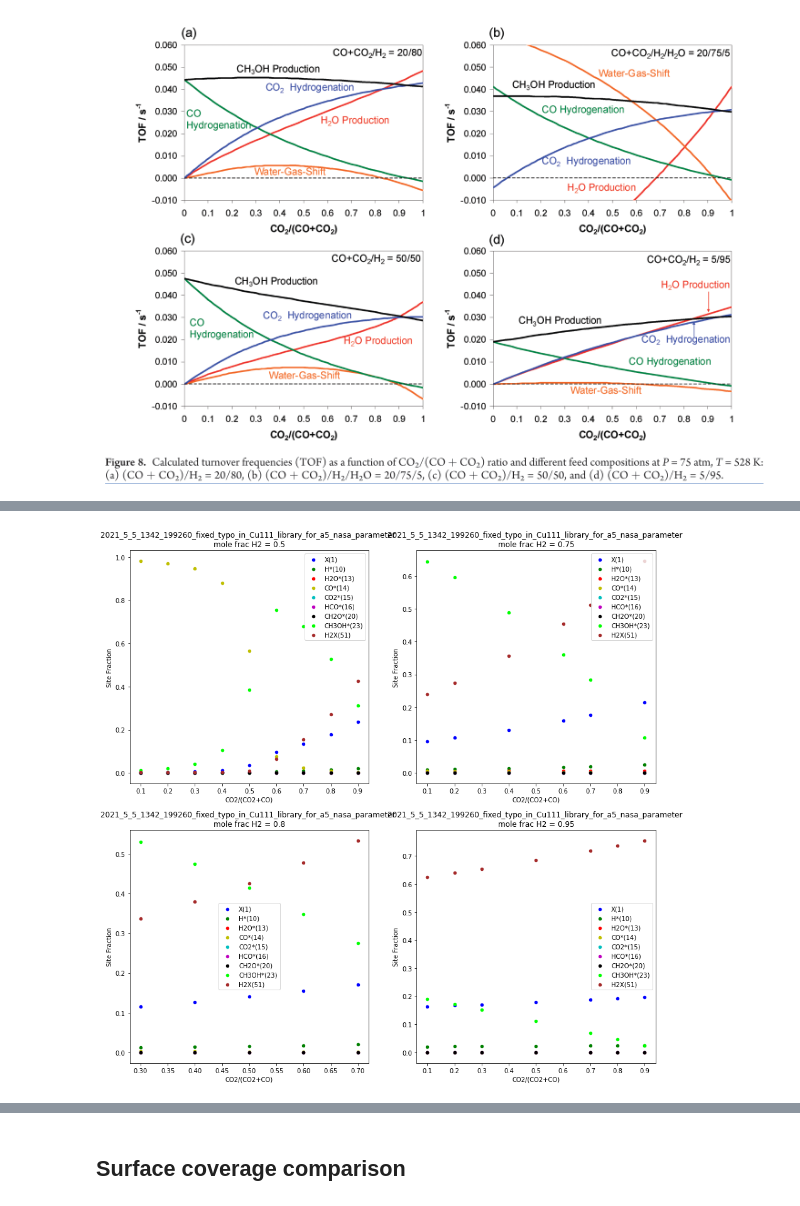
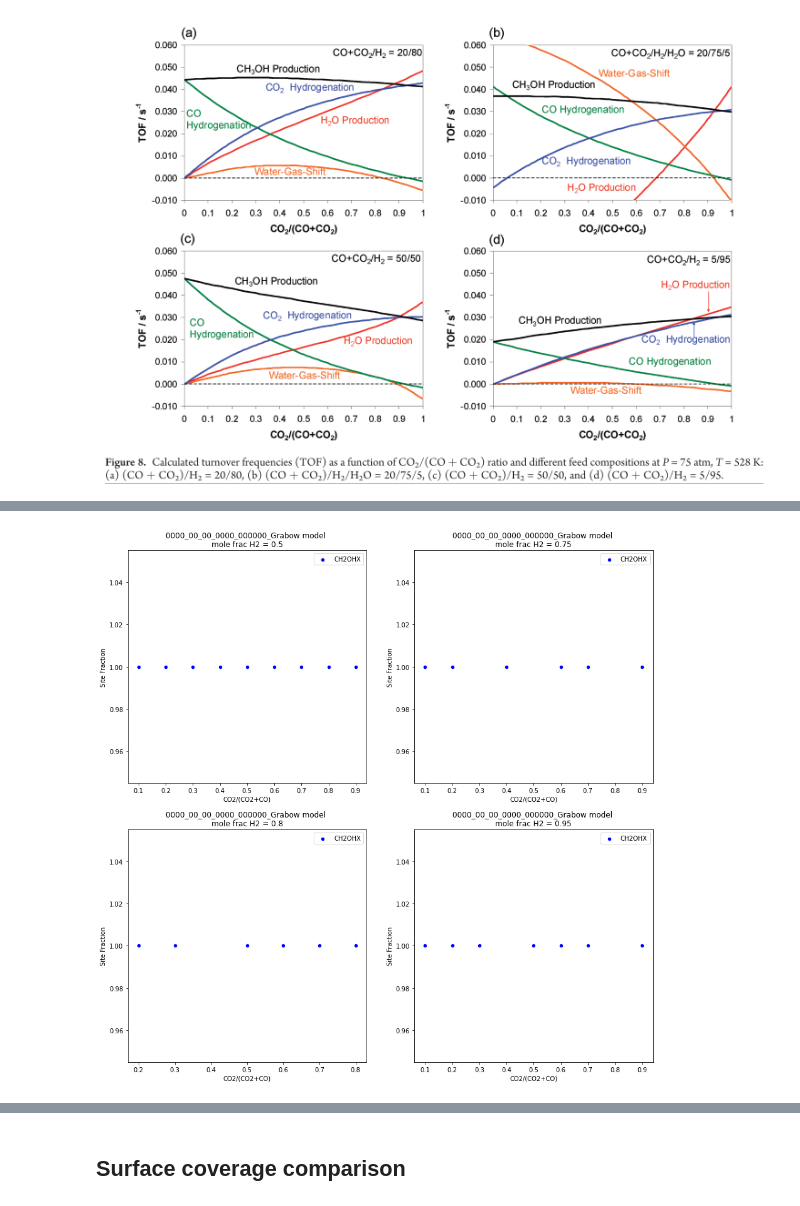
Before and after one commit to comocheng/meOH-analysis, a Jupyter notebook: cantera_simulations/RMG_wDeut/Analyze_data.ipynb, the cells around one changed output, grey strips where cells are left out. Drawn from its saved outputs; the diff is of its cells as text; code cells hidden in the pictures.

Commit message:
updates including Grabow model in analysis and simulation

```diff
--- a/cantera_simulations/RMG_wDeut/Analyze_data.ipynb
+++ b/cantera_simulations/RMG_wDeut/Analyze_data.ipynb
@@ -140,9 +155,12 @@ commit_list
 
 for commit in commit_list:
 
-    conditions = ['CO2(4) surface ROP [kmol/m^2 s]', 'H2O(5) surface ROP [kmol/m^2 s]', \
-                 'CO(3) surface ROP [kmol/m^2 s]', 'CH3OH(8) surface ROP [kmol/m^2 s]']
-
+    if "0000_00_00_0000_000000_Grabow model" in commit:
+        conditions = ['CO2 ROP [kmol/m^3 s]', 'H2O surface ROP [kmol/m^2 s]', \
+                     'CO surface ROP [kmol/m^2 s]', 'CH3OH surface ROP [kmol/m^2 s]']
+    else:
+        conditions = ['CO2(4) surface ROP [kmol/m^2 s]', 'H2O(5) surface ROP [kmol/m^2 s]', \
+                     'CO(3) surface ROP [kmol/m^2 s]', 'CH3OH(8) surface ROP [kmol/m^2 s]']
     temp = 500
 
     # get keys for H2 (X_h2 initial)
@@ -156,25 +174,25 @@ for commit in commit_list:
     for p,j in enumerate(H2_ratio):
         if p == 0:
             for c,i in enumerate(conditions):
-                data_dict[commit][(data_dict[commit]['X_h2 initial'] == j) & (data_dict[commit]['T (C)'] == temp \
+                data_dict[commit][(data_dict[commit]['X_h2 initial'] == j) & (data_dict[commit]['T (K)'] == temp \
                     )].plot.scatter(x='CO2/(CO2+CO)', y=i, label=i, ax =ax[0,0], color=color_dict[c])
                 ax[0,0].set_title(f'{commit} \nmole frac H2 = {j}')
                 ax[0,0].autoscale(enable=True, axis='y')
         if p == 1:
             for c,i in enumerate(conditions):
-                data_dict[commit][(data_dict[commit]['X_h2 initial'] == j) & (data_dict[commit]['T (C)'] == temp \
+                data_dict[commit][(data_dict[commit]['X_h2 initial'] == j) & (data_dict[commit]['T (K)'] == temp \
                     )].plot.scatter(x='CO2/(CO2+CO)', y=i, label=i, ax =ax[0,1], color=color_dict[c])
                 ax[0,1].set_title(f'{commit} \nmole frac H2 = {j}')
 
         if p == 2:
             for c,i in enumerate(conditions):
-                data_dict[commit][(data_dict[commit]['X_h2 initial'] == j) & (data_dict[commit]['T (C)'] == temp \
+                data_dict[commit][(data_dict[commit]['X_h2 initial'] == j) & (data_dict[commit]['T (K)'] == temp \
                     )].plot.scatter(x='CO2/(CO2+CO)', y=i, label=i, ax =ax[1,0], color=color_dict[c])
                 ax[1,0].set_title(f'{commit} \nmole frac H2 = {j}')
 
         if p == 3:
             for c,i in enumerate(conditions):
-                data_dict[commit][(data_dict[commit]['X_h2 initial'] == j) & (data_dict[commit]['T (C)'] == temp \
+                data_dict[commit][(data_dict[commit]['X_h2 initial'] == j) & (data_dict[commit]['T (K)'] == temp \
                     )].plot.scatter(x='CO2/(CO2+CO)', y=i, label=i, ax =ax[1,1], color=color_dict[c])
                 ax[1,1].set_title(f'{commit} \nmole frac H2 = {j}')
 # %% [output]
@@ -221,41 +236,42 @@ H2X(51) Max = 0.7547584783
 # %%
 # compare the rate of production for CO2,  H2O, CO, and CH3OH
-# for commit in commit_list:
-commit = commit_list[0]
+for commit in commit_list:
+# commit = commit_list[0]
 
-conditions = imp_species
-temp = 400
+    conditions = imp_species[:8]
+    temp = 400
 
-# get keys for H2 (X_h2 initial)
-H2_ratio = data_dict[commit_list[0]]['X_h2 initial'].unique()
-H2_ratio = set([round(i,2) for i in H2_ratio])
+    # get keys for H2 (X_h2 initial)
+    H2_ratio = data_dict[commit_list[0]]['X_h2 initial'].unique()
+    H2_ratio = set([round(i,2) for i in H2_ratio])
+    print(conditions)
 
-fig, ax = plt.subplots(2,2,figsize=(15,15))
+    fig, ax = plt.subplots(2,2,figsize=(15,15))
 
-color_dict = { 0:"b", 1:"g", 2:"r", 3:"y", 4:"c", 5:"m", 6: "k", 7: "lime" , 8:"brown"}
-for p,j in enumerate(H2_ratio):
-    if p == 0:
-        for c,i in enumerate(conditions):
-            data_dict[commit][(data_dict[commit]['X_h2 initial'] == j) & (data_dict[commit]['T (C)'] == temp \
-                )].plot.scatter(x='CO2/(CO2+CO)', y=i, label=i, ax =ax[0,0], color=color_dict[c])
-            ax[0,0].set_title(f'{commit} \nmole frac H2 = {j}')
-            ax[0,0].set_ylabel("Site Fraction")
-    if p == 1:
-        for c,i in enumerate(conditions):
-            data_dict[commit][(data_dict[commit]['X_h2 initial'] == j) & (data_dict[commit]['T (C)'] == temp \
-                )].plot.scatter(x='CO2/(CO2+CO)', y=i, label=i, ax =ax[0,1], color=color_dict[c])
-            ax[0,1].set_title(f'{commit} \nmole frac H2 = {j}')
-            ax[0,1].set_ylabel("Site Fraction")
-    if p == 2:
-        for c,i in enumerate(conditions):
-            data_dict[commit][(data_dict[commit]['X_h2 initial'] == j) & (data_dict[commit]['T (C)'] == temp \
-                )].plot.scatter(x='CO2/(CO2+CO)', y=i, label=i, ax =ax[1,0], color=color_dict[c],)
-            ax[1,0].set_title(f'{commit} \nmole frac H2 = {j}')
-            ax[1,0].set_ylabel("Site Fraction")
-    if p == 3:
-        for c,i in enumerate(conditions):
-            data_dict[commit][(data_dict[commit]['X_h2 initial'] == j) & (data_dict[commit]['T (C)'] == temp \
-                )].plot.scatter(x='CO2/(CO2+CO)', y=i, label=i, ax =ax[1,1], color=color_dict[c])
-            ax[1,1].set_title(f'{commit} \nmole frac H2 = {j}')
-            ax[1,1].set_ylabel("Site Fraction")
+    color_dict = { 0:"b", 1:"g", 2:"r", 3:"y", 4:"c", 5:"m", 6: "k", 7: "lime" , 8:"brown"}
+    for p,j in enumerate(H2_ratio):
+        if p == 0:
+            for c,i in enumerate(conditions):
+                data_dict[commit][(data_dict[commit]['X_h2 initial'] == j) & (data_dict[commit]['T (K)'] == temp \
+                    )].plot.scatter(x='CO2/(CO2+CO)', y=i, label=i, ax =ax[0,0], color=color_dict[c])
+                ax[0,0].set_title(f'{commit} \nmole frac H2 = {j}')
+                ax[0,0].set_ylabel("Site Fraction")
+        if p == 1:
+            for c,i in enumerate(conditions):
+                data_dict[commit][(data_dict[commit]['X_h2 initial'] == j) & (data_dict[commit]['T (K)'] == temp \
+                    )].plot.scatter(x='CO2/(CO2+CO)', y=i, label=i, ax =ax[0,1], color=color_dict[c])
+                ax[0,1].set_title(f'{commit} \nmole frac H2 = {j}')
+                ax[0,1].set_ylabel("Site Fraction")
+        if p == 2:
+            for c,i in enumerate(conditions):
+                data_dict[commit][(data_dict[commit]['X_h2 initial'] == j) & (data_dict[commit]['T (K)'] == temp \
+                    )].plot.scatter(x='CO2/(CO2+CO)', y=i, label=i, ax =ax[1,0], color=color_dict[c],)
+                ax[1,0].set_title(f'{commit} \nmole frac H2 = {j}')
+                ax[1,0].set_ylabel("Site Fraction")
+        if p == 3:
+            for c,i in enumerate(conditions):
+                data_dict[commit][(data_dict[commit]['X_h2 initial'] == j) & (data_dict[commit]['T (K)'] == temp \
+                    )].plot.scatter(x='CO2/(CO2+CO)', y=i, label=i, ax =ax[1,1], color=color_dict[c])
+                ax[1,1].set_title(f'{commit} \nmole frac H2 = {j}')
+                ax[1,1].set_ylabel("Site Fraction")
 # %% [output]
@@ -262,4 +279,4 @@ for p,j in enumerate(H2_ratio):
-[figure, old version]
+[figure, new version]
 # %%
 for commit in commit_list:
 # commit = 'a95dd5_added_new_family_sur'
```
Also changed, not shown: parts of 17 cells of this notebook, 22 other files.
